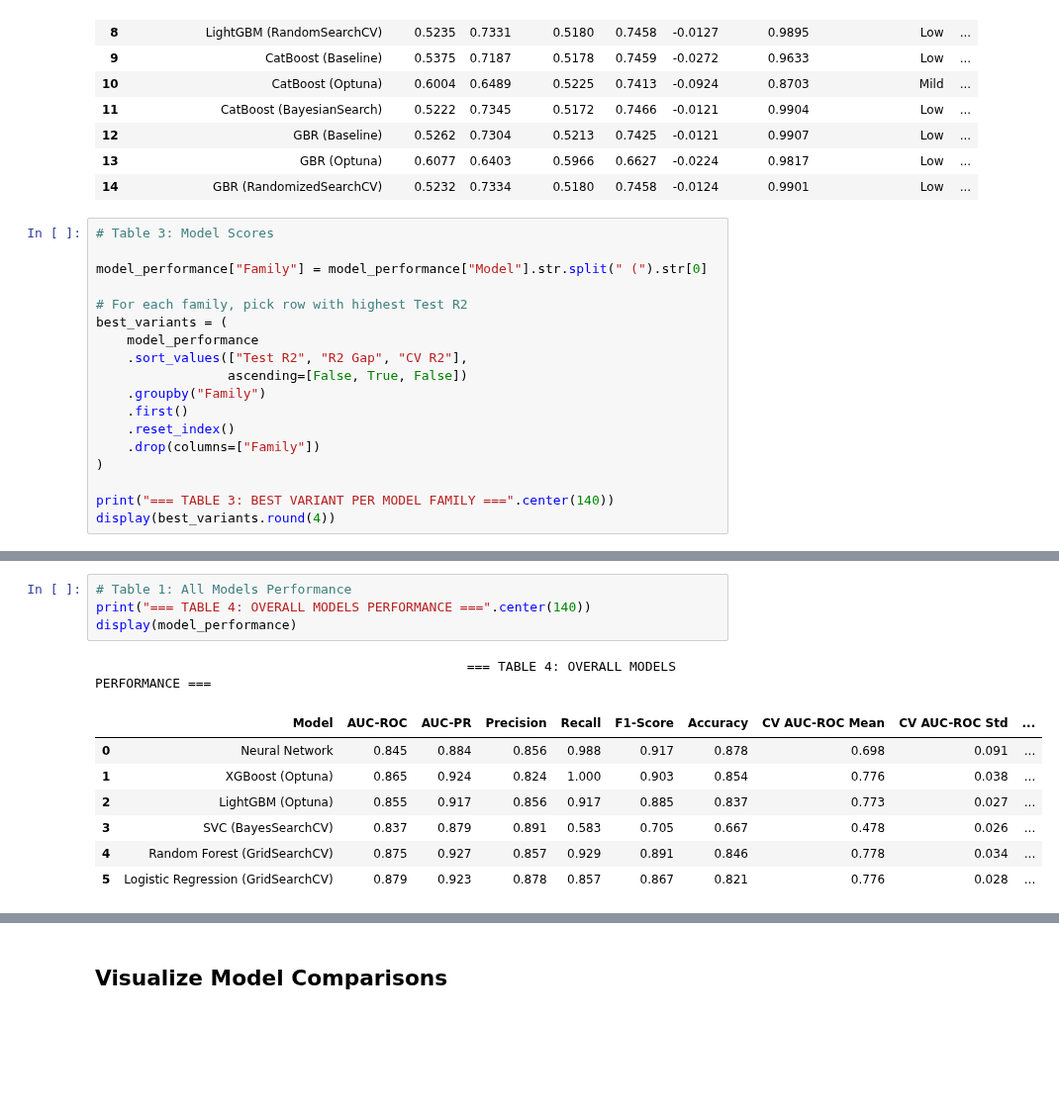
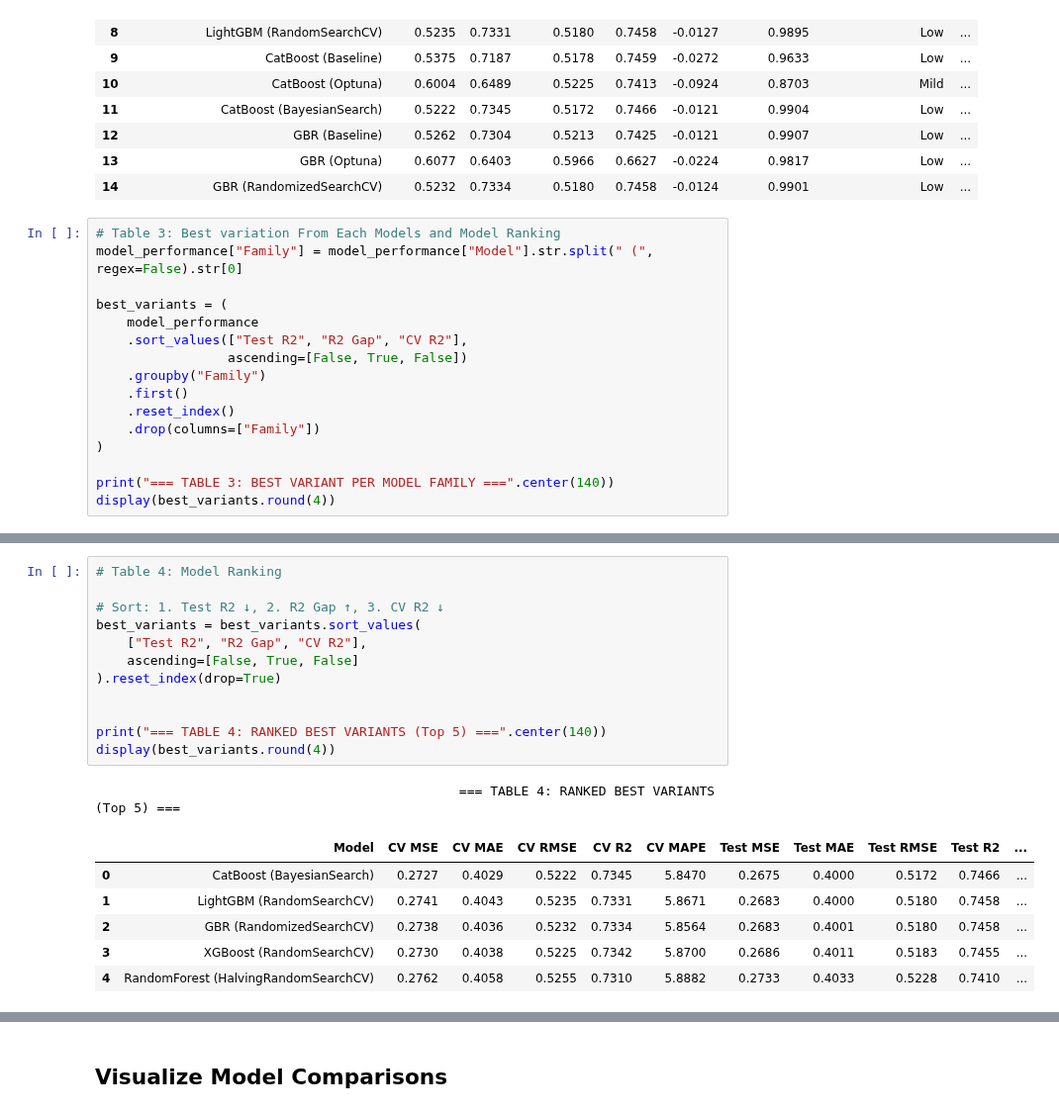
Before and after one commit to tshihab07/Super-Market-Sales-Forecasting, a Jupyter notebook: notebookes/model_SelectionAndAnalysis.ipynb, the cells around one changed output, grey strips where cells are left out. Shown at 99% size. Drawn from its saved outputs; the diff is of its cells as text; blank space fills up the shorter version.

```diff
--- a/notebookes/model_SelectionAndAnalysis.ipynb
+++ b/notebookes/model_SelectionAndAnalysis.ipynb
@@ -148,11 +148,9 @@ display(overfitting_analysis)
 | 13 | GBR (Optuna) | 0.6077 | 0.6403 | 0.5966 | 0.6627 | -0.0224 | 0.9817 | Low | ... |
 | 14 | GBR (RandomizedSearchCV) | 0.5232 | 0.7334 | 0.5180 | 0.7458 | -0.0124 | 0.9901 | Low | ... |
 # %%
-# Table 3: Model Scores
+# Table 3: Best variation From Each Models and Model Ranking
+model_performance["Family"] = model_performance["Model"].str.split(" (", regex=False).str[0]
 
-model_performance["Family"] = model_performance["Model"].str.split(" (").str[0]
-
-# For each family, pick row with highest Test R2
 best_variants = (
     model_performance
     .sort_values(["Test R2", "R2 Gap", "CV R2"],
@@ -170,13 +174,20 @@ error: missing ), unterminated subpattern at position 1
 # %%
-# Table 1: All Models Performance
-print("=== TABLE 4: OVERALL MODELS PERFORMANCE ===".center(140))
-display(model_performance)
+# Table 4: Model Ranking
+
+# Sort: 1. Test R2 ↓, 2. R2 Gap ↑, 3. CV R2 ↓
+best_variants = best_variants.sort_values(
+    ["Test R2", "R2 Gap", "CV R2"],
+    ascending=[False, True, False]
+).reset_index(drop=True)
+
+
+print("=== TABLE 4: RANKED BEST VARIANTS (Top 5) ===".center(140))
+display(best_variants.round(4))
 # %% [output]
-                                                === TABLE 4: OVERALL MODELS PERFORMANCE ===
+                                               === TABLE 4: RANKED BEST VARIANTS (Top 5) ===
-|  | Model | AUC-ROC | AUC-PR | Precision | Recall | F1-Score | Accuracy | CV AUC-ROC Mean | CV AUC-ROC Std | ... |
-| 0 | Neural Network | 0.845 | 0.884 | 0.856 | 0.988 | 0.917 | 0.878 | 0.698 | 0.091 | ... |
-| 1 | XGBoost (Optuna) | 0.865 | 0.924 | 0.824 | 1.000 | 0.903 | 0.854 | 0.776 | 0.038 | ... |
-| 2 | LightGBM (Optuna) | 0.855 | 0.917 | 0.856 | 0.917 | 0.885 | 0.837 | 0.773 | 0.027 | ... |
-| 3 | SVC (BayesSearchCV) | 0.837 | 0.879 | 0.891 | 0.583 | 0.705 | 0.667 | 0.478 | 0.026 | ... |
-| 4 | Random Forest (GridSearchCV) | 0.875 | 0.927 | 0.857 | 0.929 | 0.891 | 0.846 | 0.778 | 0.034 | ... |
-| 5 | Logistic Regression (GridSearchCV) | 0.879 | 0.923 | 0.878 | 0.857 | 0.867 | 0.821 | 0.776 | 0.028 | ... |
+|  | Model | CV MSE | CV MAE | CV RMSE | CV R2 | CV MAPE | Test MSE | Test MAE | Test RMSE | Test R2 | ... |
+| 0 | CatBoost (BayesianSearch) | 0.2727 | 0.4029 | 0.5222 | 0.7345 | 5.8470 | 0.2675 | 0.4000 | 0.5172 | 0.7466 | ... |
+| 1 | LightGBM (RandomSearchCV) | 0.2741 | 0.4043 | 0.5235 | 0.7331 | 5.8671 | 0.2683 | 0.4000 | 0.5180 | 0.7458 | ... |
+| 2 | GBR (RandomizedSearchCV) | 0.2738 | 0.4036 | 0.5232 | 0.7334 | 5.8564 | 0.2683 | 0.4001 | 0.5180 | 0.7458 | ... |
+| 3 | XGBoost (RandomSearchCV) | 0.2730 | 0.4038 | 0.5225 | 0.7342 | 5.8700 | 0.2686 | 0.4011 | 0.5183 | 0.7455 | ... |
+| 4 | RandomForest (HalvingRandomSearchCV) | 0.2762 | 0.4058 | 0.5255 | 0.7310 | 5.8882 | 0.2733 | 0.4033 | 0.5228 | 0.7410 | ... |
```
Also changed, not shown: parts of 4 cells of this notebook.
